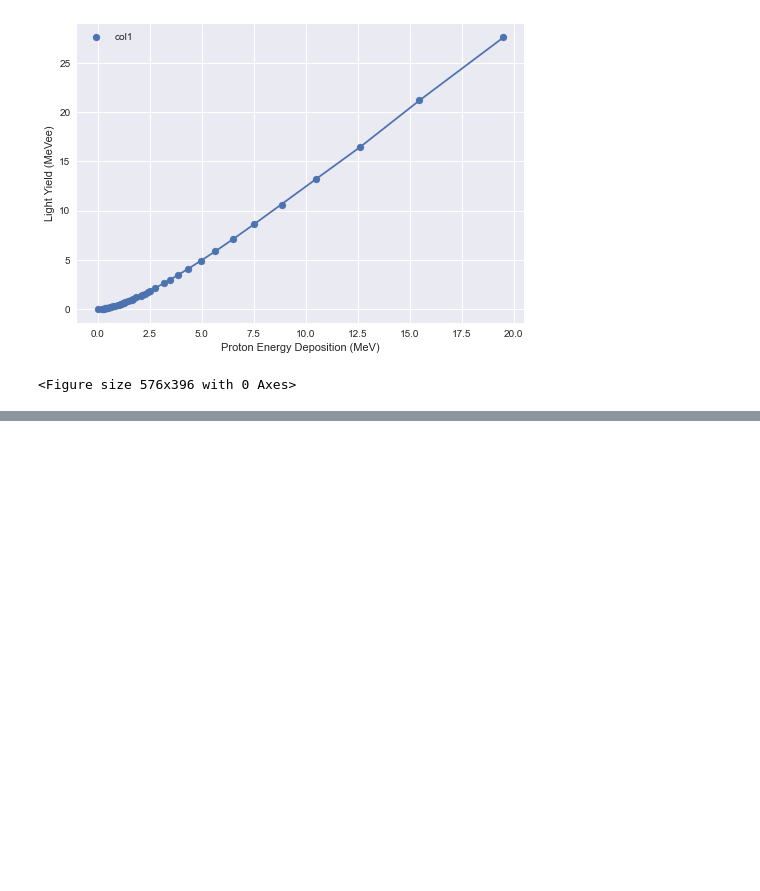
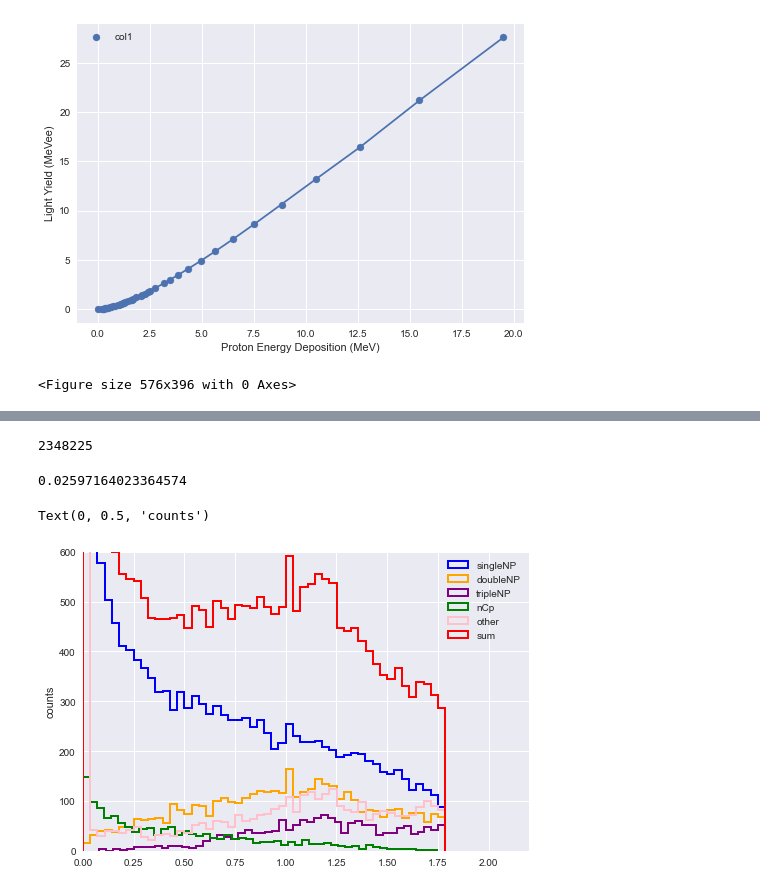
Before and after one commit to JamesMcGreivy/scintillator-neutron-detection, a Jupyter notebook: Jupyter/Scintillator Light Response Functions.ipynb, the cells around one changed output, grey strips where cells are left out. Saved outputs shown, nothing was run; the diff lists cells and outputs as text; code cells hidden in the pictures; blank space fills up the shorter version.

```diff
--- a/Jupyter/Scintillator Light Response Functions.ipynb
+++ b/Jupyter/Scintillator Light Response Functions.ipynb
@@ -46,7 +46,7 @@ def buildPtclTree(filePath):
         while True:
             ID = IDStack.pop()
             if ID not in currTree:
-                currTree[ID] = {"allEvents" : [] , "children" : {} , "totalEDep" : -1}
+                currTree[ID] = { "allEvents" : [] , "children" : {} }
 
             if len(IDStack) == 0:
                 currTree = currTree[ID]
@@ -221,0 +225,10 @@ bins
+# %%
+ptcl = "neutron"
+energy = "2.45"
+unit = "MeV"
+
+ptclTree = buildPtclTree("../EJ309-build/data/"+ptcl+"_"+energy+"_"+unit+".csv")
+# %%
+len(ptclTree.keys())
+# %% [output]
+2348225
@@ -221,0 +270,46 @@ bins
+# %%
+singleNP = np.array([ptclLightYield(ptcl, pRF) for ptcl in scatterTypes["single_np"]])
+doubleNP = np.array([ptclLightYield(ptcl, pRF) for ptcl in scatterTypes["double_np"]])
+tripleNP = np.array([ptclLightYield(ptcl, pRF) for ptcl in scatterTypes["triple_np"]])
+nCp = np.array([ptclLightYield(ptcl, pRF) for ptcl in scatterTypes["nCp"]])
+other = np.array([ptclLightYield(ptcl, pRF) for ptcl in scatterTypes["other"]])
+total = np.concatenate((singleNP,doubleNP,tripleNP,nCp,other))
+# %%
+np.mean(other)
+# %% [output]
+0.02597164023364574
+# %%
+data = singleNP
+colors = "blue"
+labels = 'singleNP'
+plt.hist(data, histtype = "step", color = colors, label=labels, bins = 50, linewidth = 2)
+
+data = doubleNP
+colors = "orange"
+labels = 'doubleNP'
+plt.hist(data, histtype = "step", color = colors, label=labels, bins = 50, linewidth = 2)
+
+data = tripleNP
+colors = "purple"
+labels = 'tripleNP'
+plt.hist(data, histtype = "step", color = colors, label=labels, bins = 50, linewidth = 2)
+
+data = nCp
+colors = "green"
+labels = 'nCp'
+plt.hist(data, histtype = "step", color = colors, label=labels, bins = 50, linewidth = 2)
+
+data = other
+colors = "pink"
+labels = 'other'
+plt.hist(data, histtype = "step", color = colors, label=labels, bins = 50, linewidth = 2)
+
+plt.hist(total, histtype = "step", bins = 50, linewidth = 2, label="sum", color="red")
+
+plt.legend()
+plt.xlim(0,2.2)
+plt.ylim(0,600)
+plt.ylabel("counts")
+# %% [output]
+Text(0, 0.5, 'counts')
+[figure, added]
```
Also changed, not shown: parts of 4 cells of this notebook, 15 other files.
